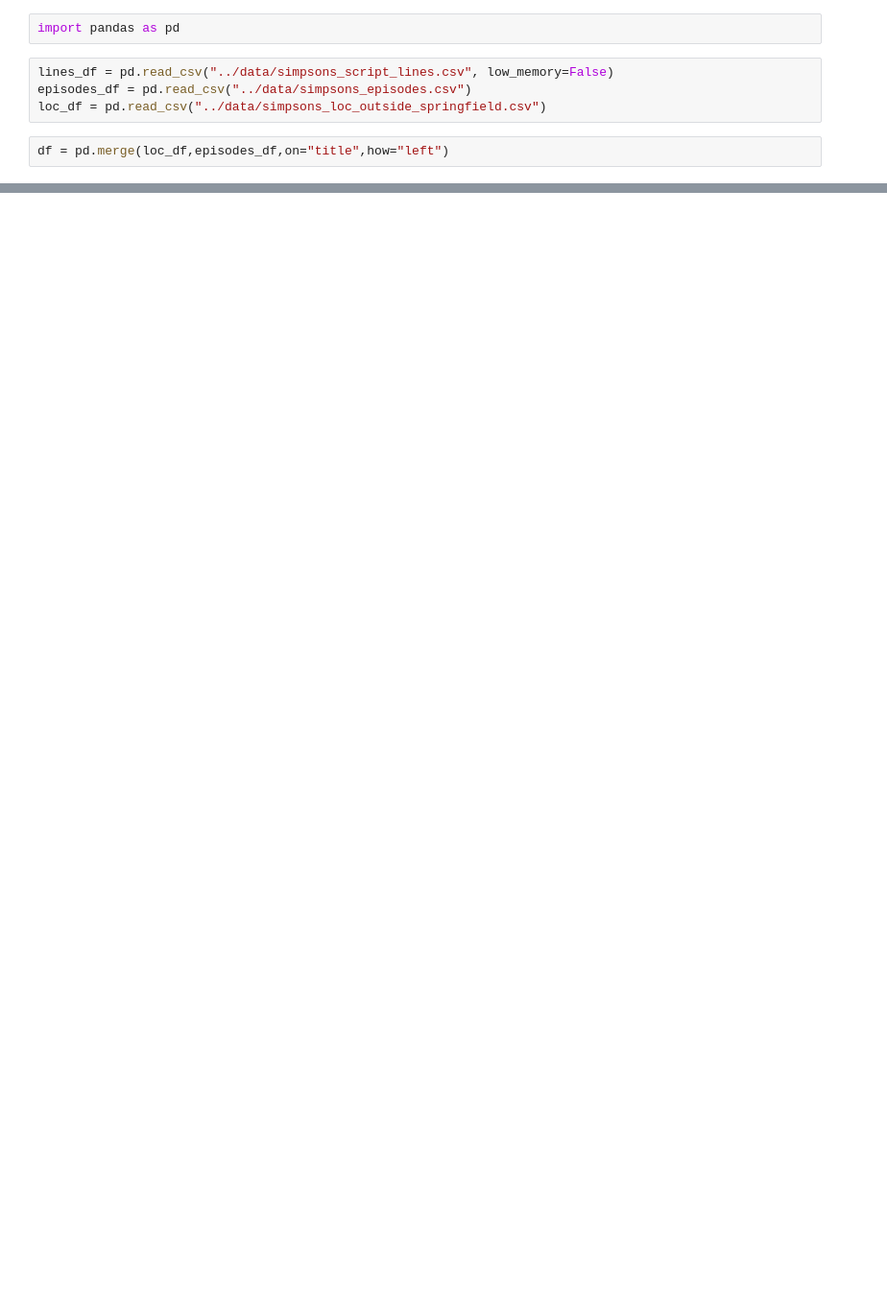
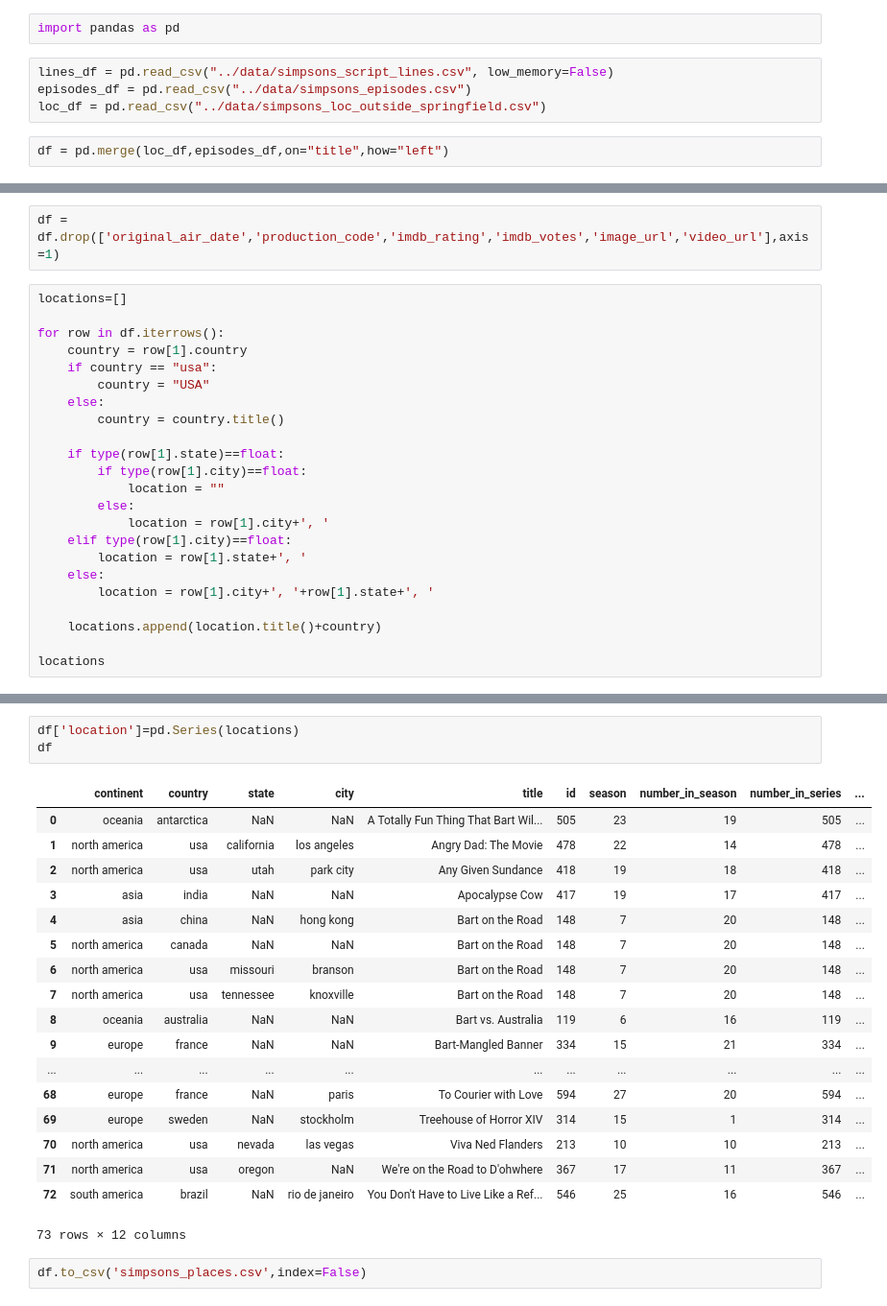
Before and after one commit to victoryk13/Simpsons, a Jupyter notebook: archive/simpsons_map.ipynb, the cells around one changed output, grey strips where cells are left out. Shown: that part at 96% size. Cells and saved outputs as stored; diff of their text form; blank space fills up the shorter version.

```diff
--- a/archive/simpsons_map.ipynb
+++ b/archive/simpsons_map.ipynb
@@ -33,0 +51,25 @@ df
+# %%
+df = df.drop(['original_air_date','production_code','imdb_rating','imdb_votes','image_url','video_url'],axis=1)
+# %%
+locations=[]
+
+for row in df.iterrows():
+    country = row[1].country
+    if country == "usa":
+        country = "USA"
+    else:
+        country = country.title()
+
+    if type(row[1].state)==float:
+        if type(row[1].city)==float:
+            location = ""
+        else:
+            location = row[1].city+', '
+    elif type(row[1].city)==float:
+        location = row[1].state+', '
+    else:
+        location = row[1].city+', '+row[1].state+', '
+
+    locations.append(location.title()+country)
+
+locations
@@ -33,0 +94,24 @@ df
+# %%
+df['location']=pd.Series(locations)
+df
+# %% [output]
+|  | continent | country | state | city | title | id | season | number_in_season | number_in_series | ... |
+| 0 | oceania | antarctica | NaN | NaN | A Totally Fun Thing That Bart Wil... | 505 | 23 | 19 | 505 | ... |
+| 1 | north america | usa | california | los angeles | Angry Dad: The Movie | 478 | 22 | 14 | 478 | ... |
+| 2 | north america | usa | utah | park city | Any Given Sundance | 418 | 19 | 18 | 418 | ... |
+| 3 | asia | india | NaN | NaN | Apocalypse Cow | 417 | 19 | 17 | 417 | ... |
+| 4 | asia | china | NaN | hong kong | Bart on the Road | 148 | 7 | 20 | 148 | ... |
+| 5 | north america | canada | NaN | NaN | Bart on the Road | 148 | 7 | 20 | 148 | ... |
+| 6 | north america | usa | missouri | branson | Bart on the Road | 148 | 7 | 20 | 148 | ... |
+| 7 | north america | usa | tennessee | knoxville | Bart on the Road | 148 | 7 | 20 | 148 | ... |
+| 8 | oceania | australia | NaN | NaN | Bart vs. Australia | 119 | 6 | 16 | 119 | ... |
+| 9 | europe | france | NaN | NaN | Bart-Mangled Banner | 334 | 15 | 21 | 334 | ... |
+| ... | ... | ... | ... | ... | ... | ... | ... | ... | ... | ... |
+| 68 | europe | france | NaN | paris | To Courier with Love | 594 | 27 | 20 | 594 | ... |
+| 69 | europe | sweden | NaN | stockholm | Treehouse of Horror XIV | 314 | 15 | 1 | 314 | ... |
+| 70 | north america | usa | nevada | las vegas | Viva Ned Flanders | 213 | 10 | 10 | 213 | ... |
+| 71 | north america | usa | oregon | NaN | We're on the Road to D'ohwhere | 367 | 17 | 11 | 367 | ... |
+| 72 | south america | brazil | NaN | rio de janeiro | You Don't Have to Live Like a Ref... | 546 | 25 | 16 | 546 | ... |
+73 rows × 12 columns
+# %%
+df.to_csv('simpsons_places.csv',index=False)
```
Also changed, not shown: parts of 12 cells of this notebook, 6 other files.
